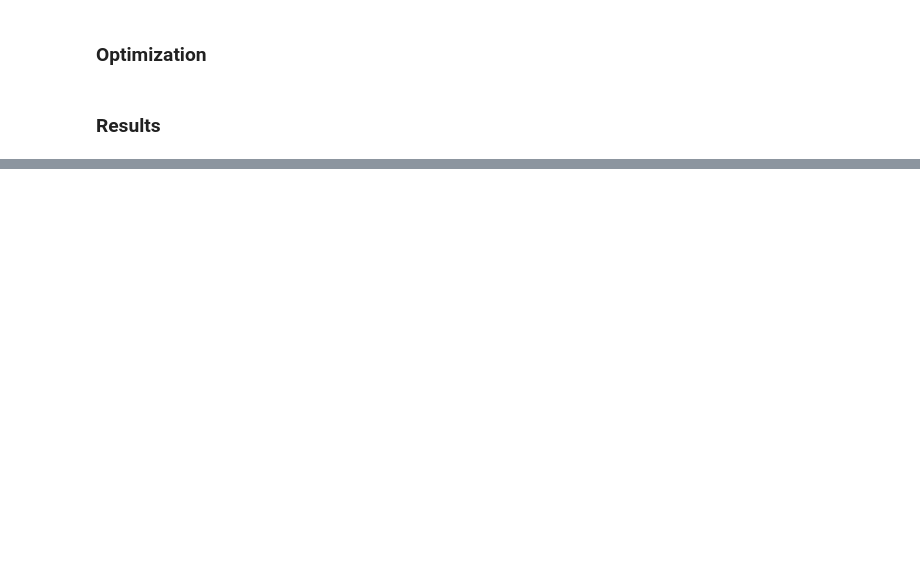
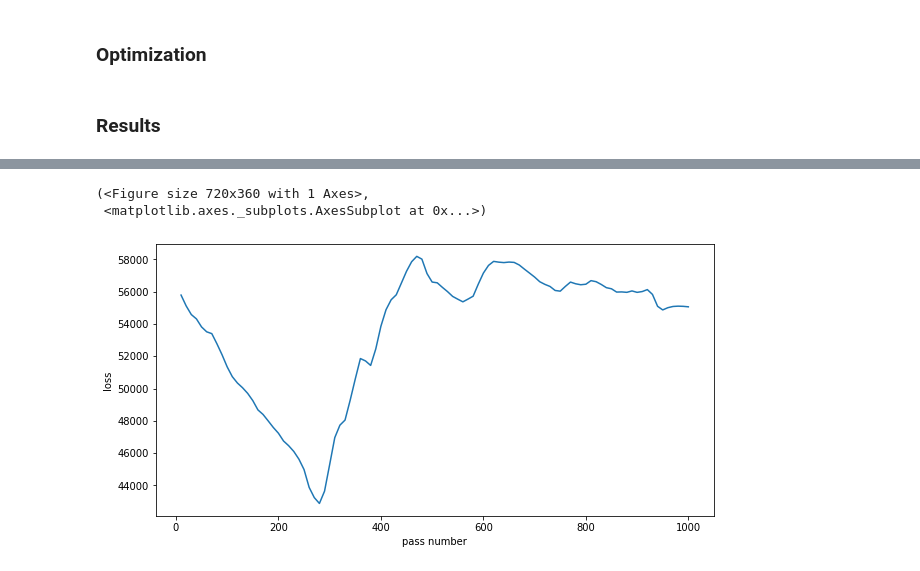
Before and after one commit to B4Farouk/smpl-dr-clip, a Jupyter notebook: sanity_check.ipynb, the cells around one changed output, grey strips where cells are left out. Drawn from its saved outputs; the diff is of its cells as text; code cells hidden in the pictures; blank space fills up the shorter version.

```diff
--- a/sanity_check.ipynb
+++ b/sanity_check.ipynb
@@ -434,3 +233,8 @@ plot_image_t(image[0].squeeze())
 # %% [markdown]
 ### Optimization
+# %%
+
+
+def mse_loss(x,y):
+  return torch.sum(torch.sum(torch.square(x-y)))
 # %%
@@ -543 +302,9 @@ AssertionError: wrong color format 'ansiyellow'
+# %%
+p1_result = run_optimization(model=model, n_passes=1000,loss_mode="average-loss-on-embeddings")
+# %%
+plot_losses(p1_result["tracked"]["losses"])
+# %% [output]
+(<Figure size 720x360 with 1 Axes>,
+ <matplotlib.axes._subplots.AxesSubplot at 0x...>)
+[figure, added]
 # %%
```
Also changed, not shown: parts of 36 cells of this notebook.
